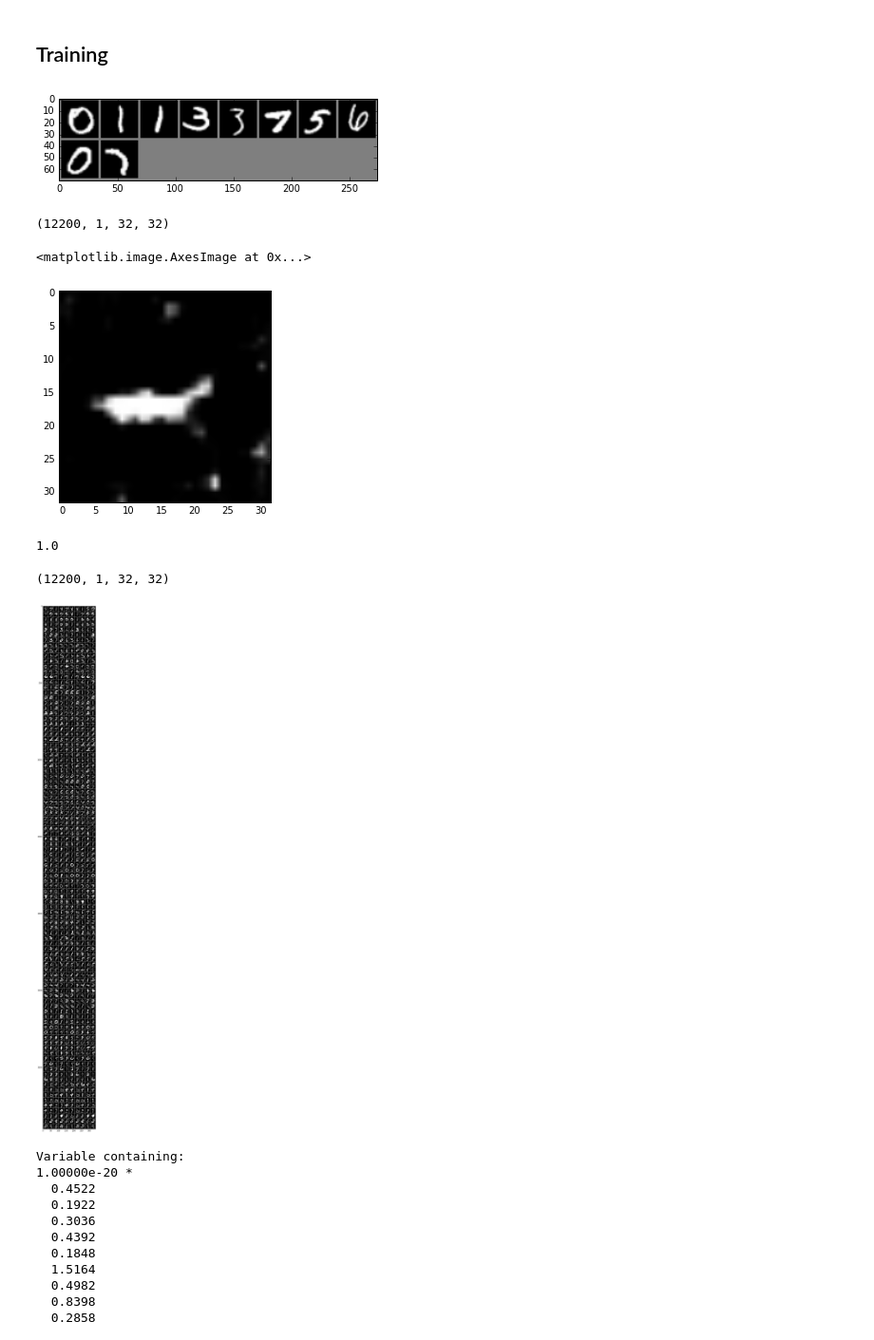
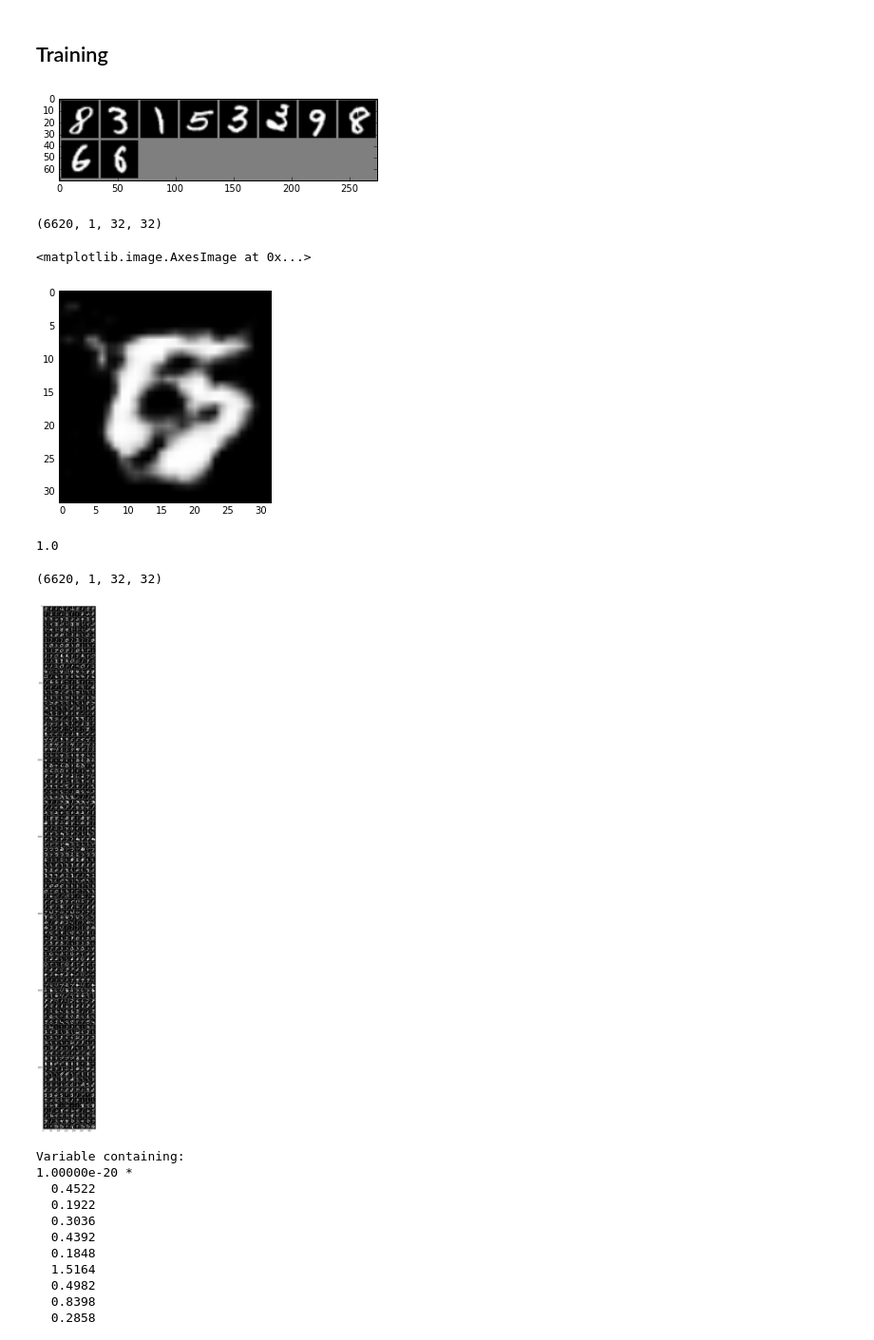
Before and after one commit to mfinzi/gans-and-stuff, a Jupyter notebook: bayes_dcgan_mnist.ipynb, the cells around one changed output. Shown at 95% size. Saved outputs shown, nothing was run; the diff lists cells and outputs as text; code cells hidden in the pictures.

```diff
--- a/bayes_dcgan_mnist.ipynb
+++ b/bayes_dcgan_mnist.ipynb
@@ -141,7 +138,7 @@ disc = DiscriminatorNetwork()
 # gen.apply(weight_init)
 gen.apply(gen_weight_init)
 disc.apply(weight_init)
-bgan = BGAN(gen, disc, prior, alpha=.5, eta=0.00001, disc_lr = 0.00002, gen_observed=50000, MAP=False, cuda=True)
+bgan = BGAN(gen, disc, prior, alpha=.9, eta=0.00001, disc_lr = 0.00002, gen_observed=20000, MAP=False, cuda=True)
 samples = []
 # %% [output]
 Moving generator and discriminator to GPU
@@ -171,7 +168,7 @@ num_samples = 10
 if isinstance(samples, np.ndarray):
     samples = [samples]
 
-for epoch in range(1000):
+for epoch in range(2000):
     for i, data_ in enumerate(trainloader, 0):
         batch = data_[0].float()
         bgan.step(batch)
@@ -187,7 +184,7 @@ samples = np.vstack(samples)
 # %%
 imshow(torchvision.utils.make_grid(batch[:10]))
 # %% [output]
-[figure, old version]
+[figure, new version]
 # %%
 # samples_arr = np.array(samples[:-2])
 # samples_ = samples[-2:]
@@ -203,12 +200,12 @@ samples_arr = samples
 # %%
 samples_arr.shape
 # %% [output]
-(12200, 1, 32, 32)
+(6620, 1, 32, 32)
 # %%
 plt.imshow((samples_arr[-1, 0] + 1)/2, cmap='gray')
 # %% [output]
 <matplotlib.image.AxesImage at 0x...>
-[figure, old version]
+[figure, new version]
 # %%
 np.max(batch.numpy())
 # %% [output]
@@ -216,15 +213,15 @@ np.max(batch.numpy())
 # %%
 samples_arr.shape
 # %% [output]
-(12200, 1, 32, 32)
+(6620, 1, 32, 32)
 # %%
 plt.figure(figsize=(20, 50))
 show_epochs = [20, 30]
 start, finish = show_epochs[0] * num_samples, (show_epochs[1]+1) * num_samples
 # imshow(torchvision.utils.make_grid(torch.from_numpy(samples_arr[start:finish]), nrow=30))
-imshow(torchvision.utils.make_grid(torch.from_numpy(samples_arr[-2000:-1000]), nrow=10))
+imshow(torchvision.utils.make_grid(torch.from_numpy(samples_arr[-1000:]), nrow=10))
 # %% [output]
-[figure, old version]
+[figure, new version]
 # %%
 sample_probs = bgan.discriminator(Variable(torch.from_numpy(samples_arr[-100:]).float()).cuda())
 # %%
```
Also changed, not shown: parts of 3 cells of this notebook.
